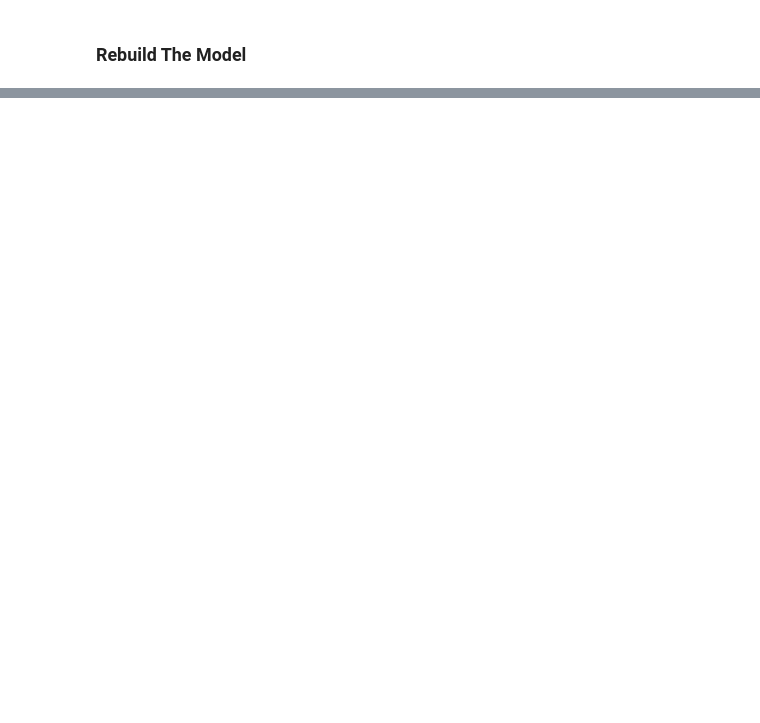
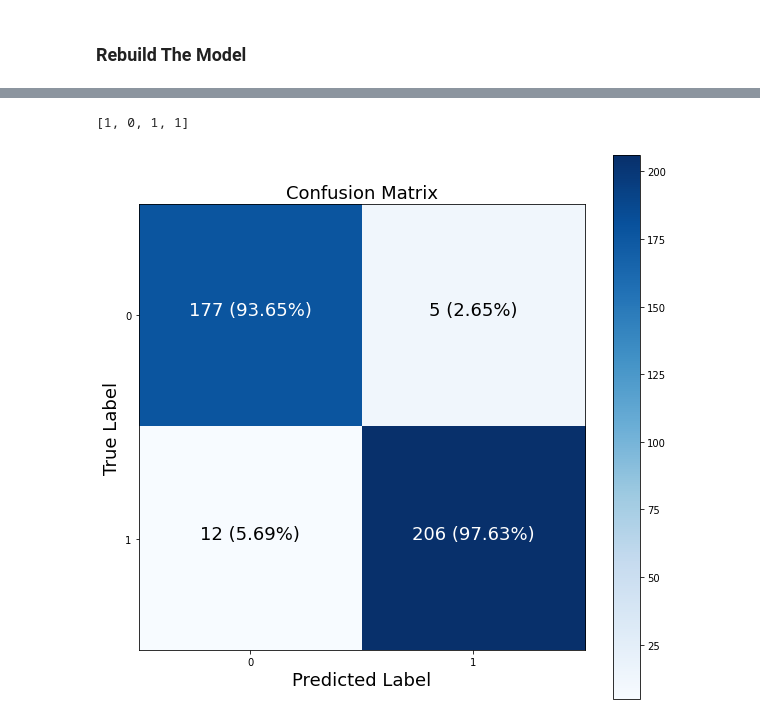
Before and after one commit to chineidu/NLP-Tutorial, a Jupyter notebook: notebook/03_tensorflow/03_classification_with_tf.ipynb, the cells around one changed output, grey strips where cells are left out. Saved outputs shown, nothing was run; the diff lists cells and outputs as text; code cells hidden in the pictures; blank space fills up the shorter version.

```diff
--- a/notebook/03_tensorflow/03_classification_with_tf.ipynb
+++ b/notebook/03_tensorflow/03_classification_with_tf.ipynb
@@ -657,0 +714,7 @@ doing binary classifcation...
+# %%
+from sklearn.metrics import confusion_matrix
+
+y_probs = model_6.predict(X_val)
+
+# It outputs the probability
+y_probs[:4]
@@ -657,0 +727,6 @@ doing binary classifcation...
+# %%
+# Convert the probabilities to 0 or 1
+y_pred = [int(np.round(x) )for x in y_probs]
+y_pred[:4]
+# %% [output]
+[1, 0, 1, 1]
@@ -657,0 +786,4 @@ doing binary classifcation...
+# %%
+plot_confusion_matrix(y_true=y_val, y_pred=y_pred)
+# %% [output]
+[figure, added]
```
Also changed, not shown: parts of 26 cells of this notebook.
